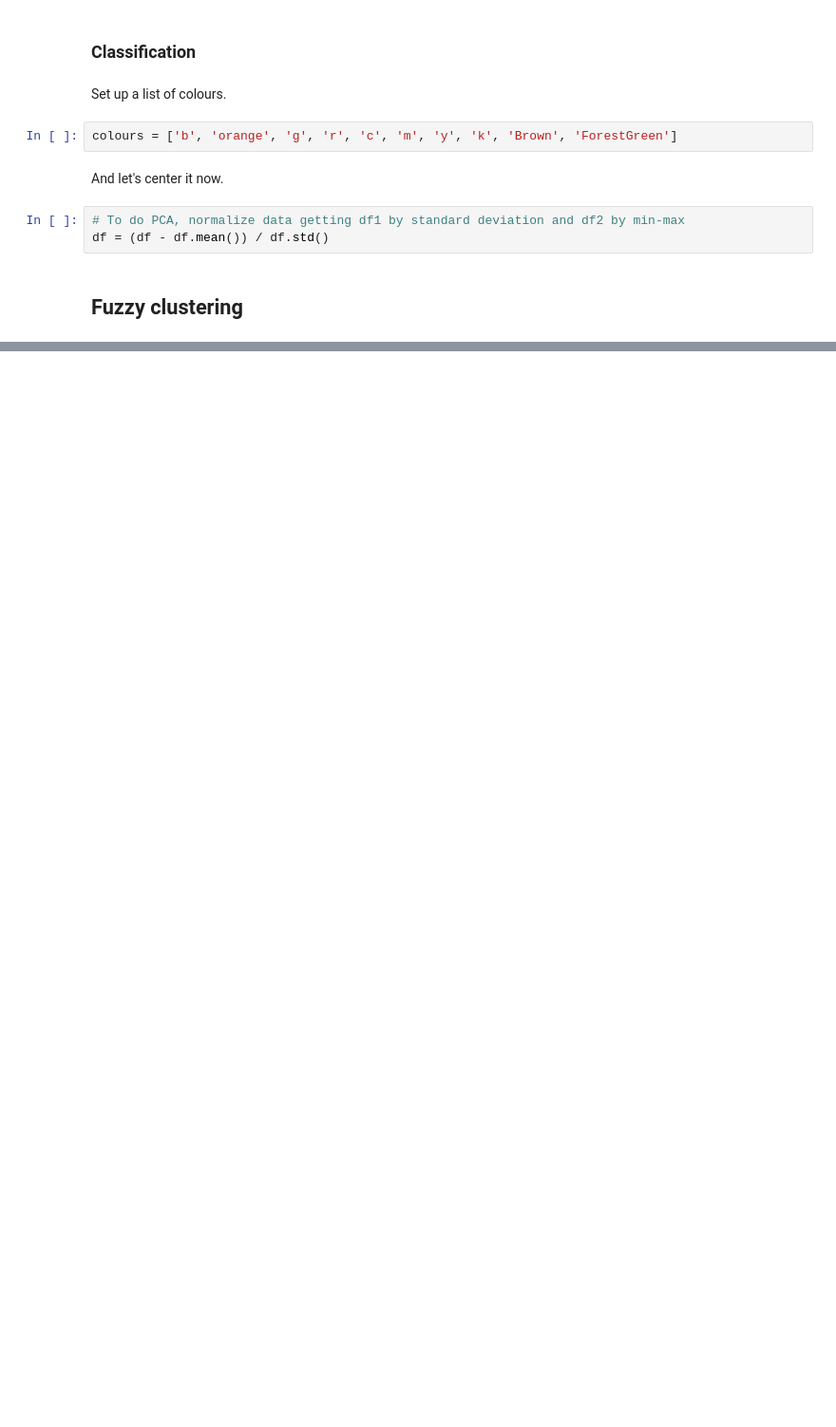
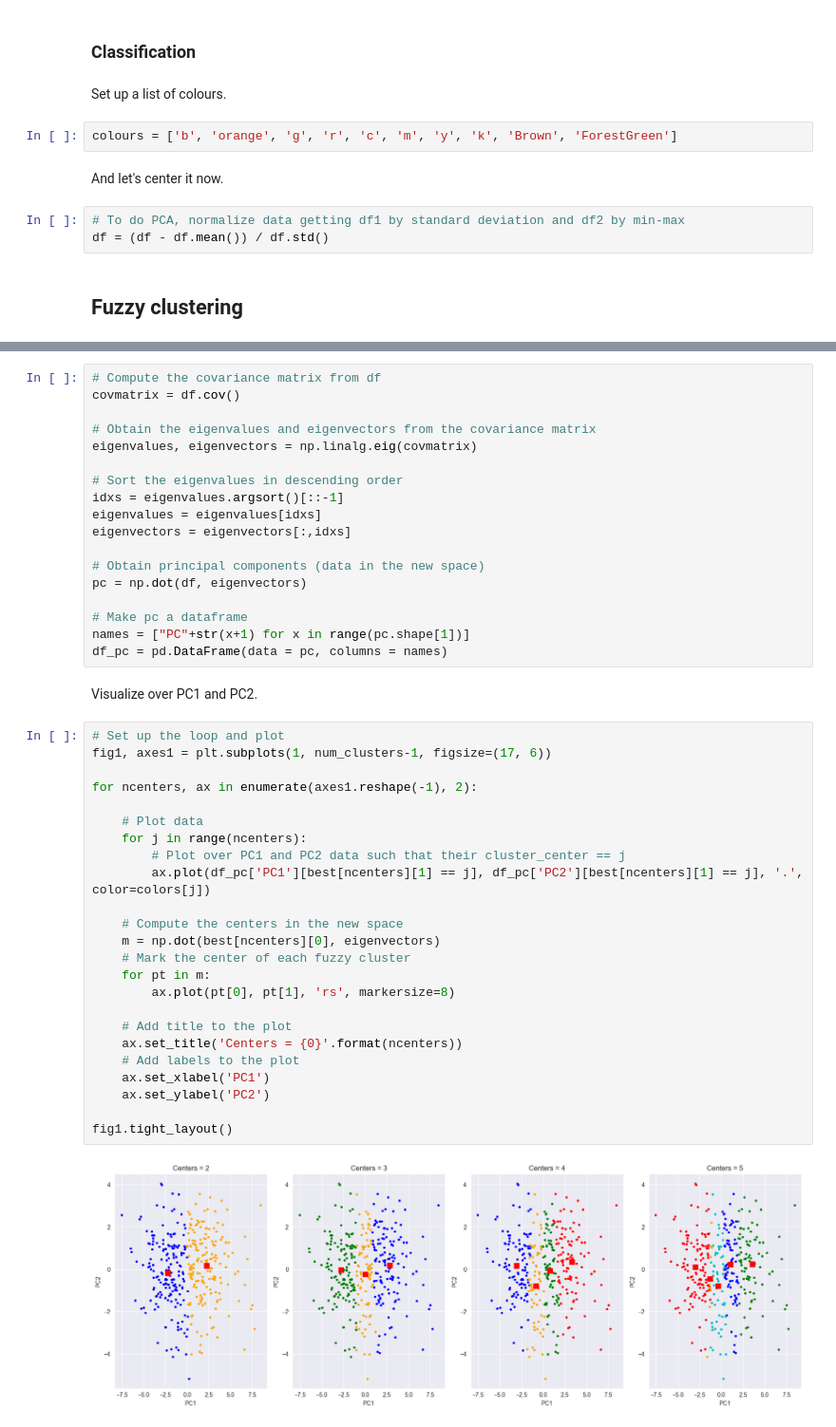
Before and after one commit to peetceenatoo/ncaa-mining, a Jupyter notebook: Scripts/Python/scikit_fuzzy_clustering.ipynb, the cells around one changed output, grey strips where cells are left out. Shown: that part at 95% size. Saved outputs shown, nothing was run; the diff lists cells and outputs as text; blank space fills up the shorter version.

```diff
--- a/Scripts/Python/scikit_fuzzy_clustering.ipynb
+++ b/Scripts/Python/scikit_fuzzy_clustering.ipynb
@@ -126,0 +162,46 @@ fig1.tight_layout()
+# %%
+# Compute the covariance matrix from df
+covmatrix = df.cov()
+
+# Obtain the eigenvalues and eigenvectors from the covariance matrix
+eigenvalues, eigenvectors = np.linalg.eig(covmatrix)
+
+# Sort the eigenvalues in descending order
+idxs = eigenvalues.argsort()[::-1]
+eigenvalues = eigenvalues[idxs]
+eigenvectors = eigenvectors[:,idxs]
+
+# Obtain principal components (data in the new space)
+pc = np.dot(df, eigenvectors)
+
+# Make pc a dataframe
+names = ["PC"+str(x+1) for x in range(pc.shape[1])]
+df_pc = pd.DataFrame(data = pc, columns = names)
+# %% [markdown]
+Visualize over PC1 and PC2.
+# %%
+# Set up the loop and plot
+fig1, axes1 = plt.subplots(1, num_clusters-1, figsize=(17, 6))
+
+for ncenters, ax in enumerate(axes1.reshape(-1), 2):
+
+    # Plot data
+    for j in range(ncenters):
+        # Plot over PC1 and PC2 data such that their cluster_center == j
+        ax.plot(df_pc['PC1'][best[ncenters][1] == j], df_pc['PC2'][best[ncenters][1] == j], '.', color=colors[j])
+
+    # Compute the centers in the new space
+    m = np.dot(best[ncenters][0], eigenvectors)
+    # Mark the center of each fuzzy cluster
+    for pt in m:
+        ax.plot(pt[0], pt[1], 'rs', markersize=8)
+
+    # Add title to the plot
+    ax.set_title('Centers = {0}'.format(ncenters))
+    # Add labels to the plot
+    ax.set_xlabel('PC1')
+    ax.set_ylabel('PC2')
+
+fig1.tight_layout()
+# %% [output]
+[figure, added]
```
Also changed, not shown: parts of 20 cells of this notebook.
